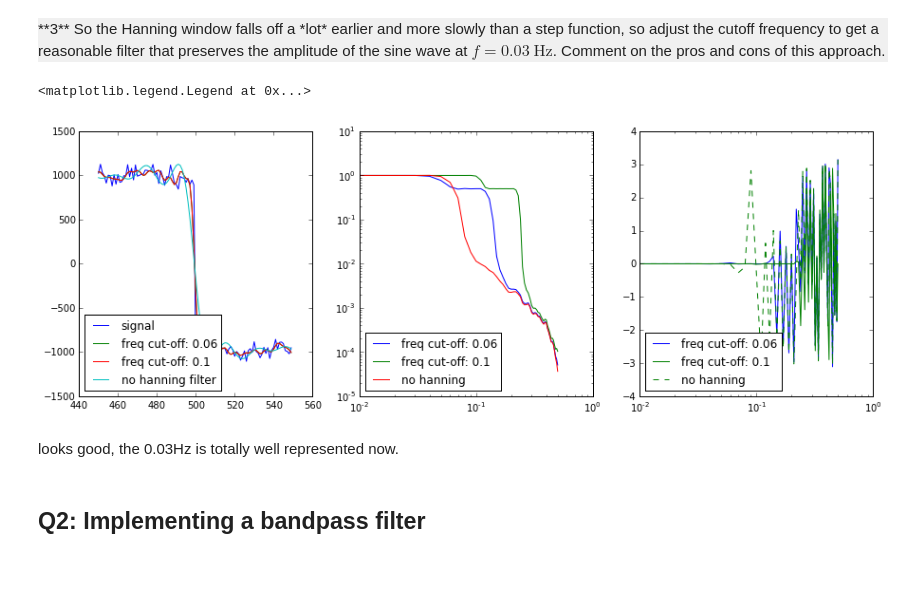
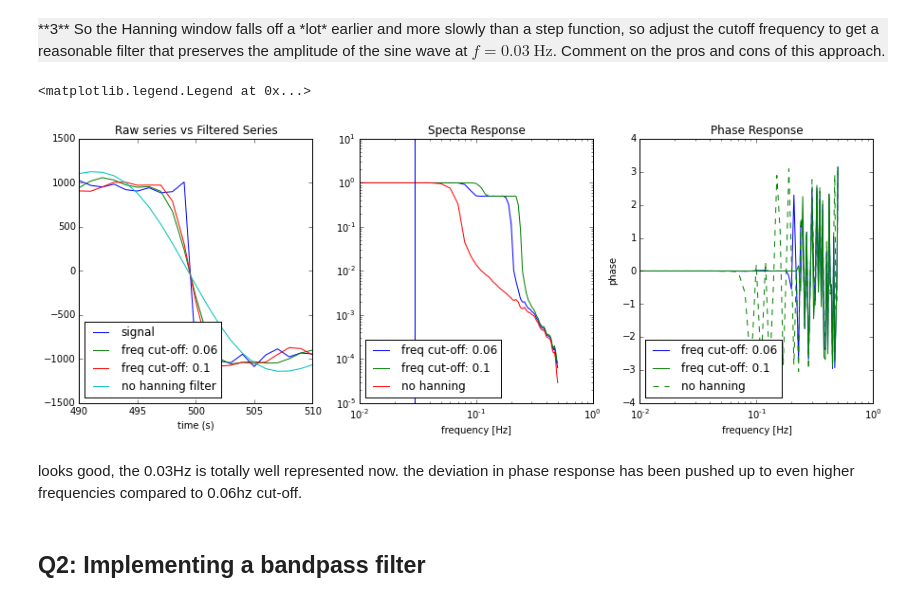
Before and after one commit to mpgriff/P411Assignments, a Jupyter notebook: p411a7-mattgriffiths.ipynb, the cells around one changed output. Drawn from its saved outputs; the diff is of its cells as text; code cells hidden in the pictures; blank space fills up the shorter version.

```diff
--- a/p411a7-mattgriffiths.ipynb
+++ b/p411a7-mattgriffiths.ipynb
@@ -84,11 +88,12 @@ hwin = np.hanning(f.size)
 fhwin = f*hwin
 
 X2[(fhwin>0.06) & (fhwin<(1./dt-0.06))] = 1.e-15
-y2 = np.real(np.fft.ifft(X))+np.mean(xn)
+y2 = np.real(np.fft.ifft(X2))+np.mean(xn)
 
 Gyy2, ff = mlab.psd(y2, Fs=1, NFFT=100, noverlap=50)
+Gxx2, ff = mlab.psd(xn, Fs=1, NFFT=100, noverlap=50)
 Gxy2, ff2 = mlab.csd(xn, y2, Fs=1, NFFT=100, noverlap=50)
-H2 = np.sqrt(Gyy2/Gxx)
+H2 = np.sqrt(Gyy2/Gxx2)
 angH2 = np.angle(Gxy2)
 
 plt.figure(figsize=(15, 5))
@@ -96,17 +101,24 @@ ax1 = plt.subplot(1,3,1);
 ax1.plot(t[450:550], xn[450:550], label='signal')
 ax1.plot(t[450:550], y2[450:550], label='hanned frequency')
 ax1.plot(t[450:550], y1[450:550], label='no hanning filter')
+ax1.set_xlabel('time (s)')
+ax1.set_title('Raw series vs Filtered Series')
 ax1.legend(loc=3)
 
 
 ax2 = plt.subplot(1,3,2)
 ax2.loglog(ff2, H2, label='hanned frequency')
 ax2.loglog(ff1, H1, label='no hanning')
+ax2.set_xlabel('frequency [Hz]')
+ax2.set_title('Specta Response')
 ax2.legend(loc=3)
 
 ax3 = plt.subplot(1,3,3)
 ax3.semilogx(ff, angH2, label='hanned frequency')
 ax3.semilogx(ff, angH1, 'g--', label='no hanning')
+ax3.set_xlabel('frequency [Hz]')
+ax3.set_ylabel('phase')
+ax3.set_title('Phase Response')
 ax3.legend(loc=3)
 # %% [output]
 <matplotlib.legend.Legend at 0x...>
@@ -121,38 +133,47 @@ cutoff = 0.1
 X3 = np.fft.fft(xn)
 X3[(fhwin>cutoff) & (fhwin<(1./dt-cutoff))] = 1.e-15
 y3 = np.real(np.fft.ifft(X3))+np.mean(xn)
 
 Gyy3, ff = mlab.psd(y3, Fs=1, NFFT=100, noverlap=50)
 Gxx3, ff = mlab.psd(xn, Fs=1, NFFT=100, noverlap=50)
 Gxy3, ff3 = mlab.csd(xn, y3, Fs=1, NFFT=100, noverlap=50)
 H3 = np.sqrt(Gyy3/Gxx3)
 angH3 = np.angle(Gxy3)
 
 plt.figure(figsize=(15, 5))
 ax1 = plt.subplot(1,3,1);
 ax1.plot(t[450:550], xn[450:550], label='signal')
-ax1.plot(t[450:550], y[450:550], label='freq cut-off: 0.06')
+ax1.plot(t[450:550], y2[450:550], label='freq cut-off: 0.06')
 la = 'freq cut-off: ' + str(cutoff)
-ax1.plot(t[450:550], y[450:550], label=la)
+ax1.plot(t[450:550], y3[450:550], label=la)
 ax1.plot(t[450:550], y1[450:550], label='no hanning filter')
+ax1.set_xlim(490,510)
+ax1.set_xlabel('time (s)')
+ax1.set_title('Raw series vs Filtered Series')
 ax1.legend(loc=3)
 
 ax2 = plt.subplot(1,3,2)
 ax2.loglog(ff2, H2, label='freq cut-off: 0.06')
 ax2.loglog(ff3, H3, label=la)
 ax2.loglog(ff1, H1, label='no hanning')
+ax2.set_xlabel('frequency [Hz]')
+ax2.set_title('Specta Response')
+ax2.axvline(x=0.03, ymin=0, ymax=1)
 ax2.legend(loc=3)
 
 ax3 = plt.subplot(1,3,3)
 ax3.semilogx(ff2, angH2, label='freq cut-off: 0.06')
 ax3.semilogx(ff3, angH3, label=la)
 ax3.semilogx(ff1, angH1, 'g--', label='no hanning')
+ax3.set_xlabel('frequency [Hz]')
+ax3.set_ylabel('phase')
+ax3.set_title('Phase Response')
 ax3.legend(loc=3)
 # %% [output]
 <matplotlib.legend.Legend at 0x...>
-[figure, old version]
+[figure, new version]
 # %% [markdown]
-looks good, the 0.03Hz is totally well represented now.
+looks good, the 0.03Hz is totally well represented now. the deviation in phase response has been pushed up to even higher frequencies compared to 0.06hz cut-off.
 # %% [markdown]
 ## Q2: Implementing a bandpass filter
 # %% [markdown]
```
Also changed, not shown: parts of 8 cells of this notebook.
